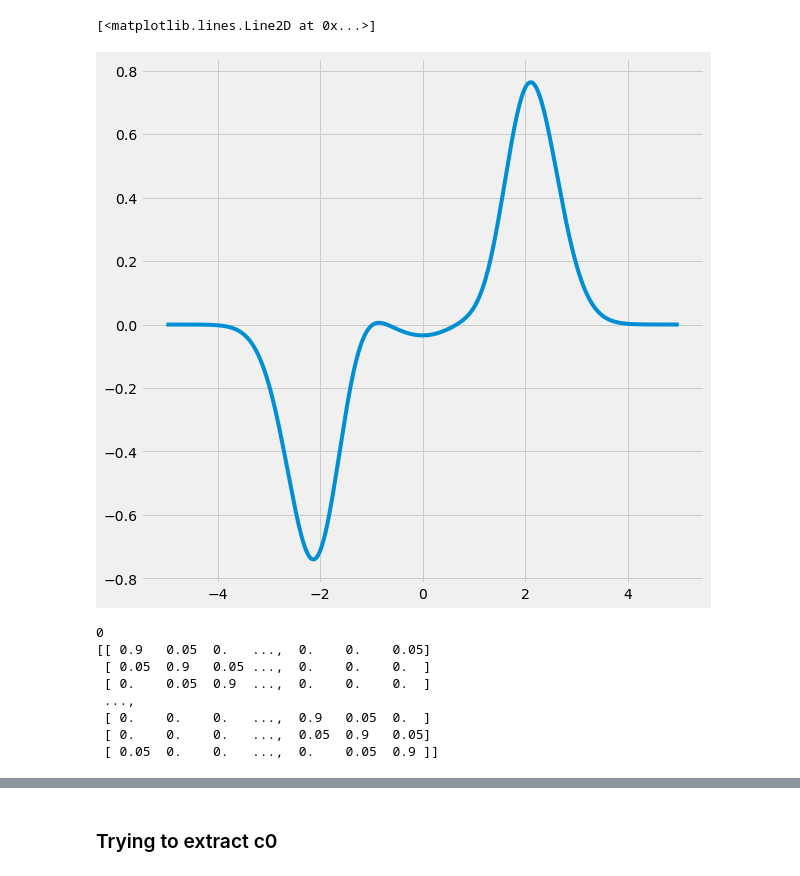
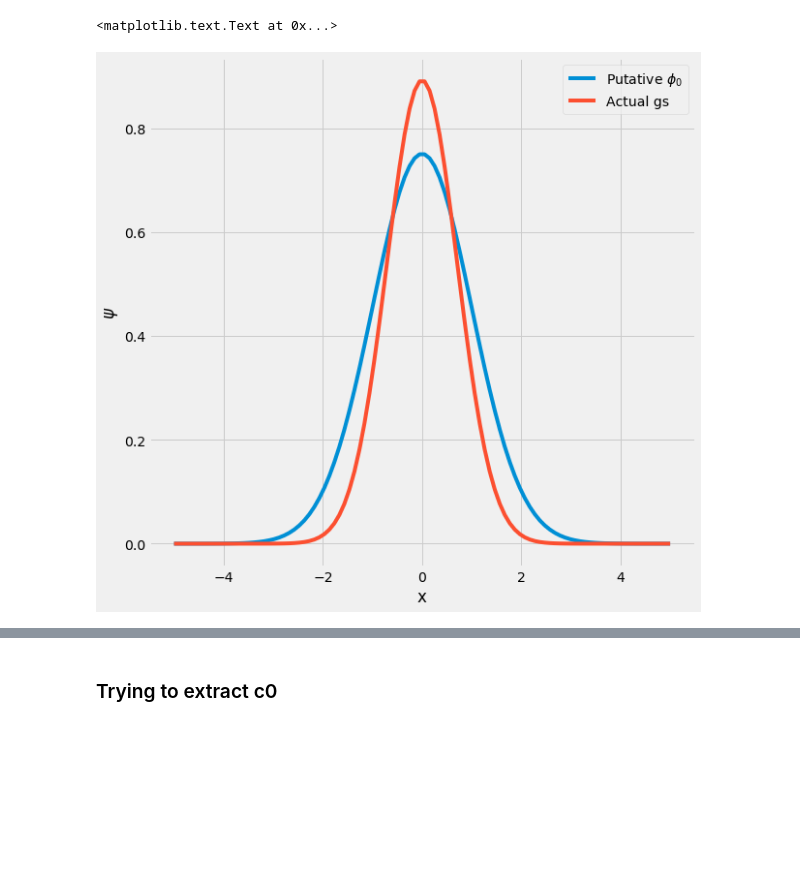
Before and after one commit to ianhi/courses, a Jupyter notebook: AC274/HW/HW_4/HW_4.ipynb, the cells around one changed output, grey strips where cells are left out. Saved outputs shown, nothing was run; the diff lists cells and outputs as text; code cells hidden in the pictures; blank space fills up the shorter version.

```diff
--- a/AC274/HW/HW_4/HW_4.ipynb
+++ b/AC274/HW/HW_4/HW_4.ipynb
@@ -160,22 +206,9 @@ plot_10_percent(gs['out'][0],gs['out'][1])
-# %%
-plt.plot(x,init[1])
-# %% [output]
-[<matplotlib.lines.Line2D at 0x...>]
-[figure, removed]
-# %%
-f = np.zeros([Nsteps, NX])
-pot = x**2
-f[0] = (1+.5*x)*np.exp(-.5*x**2)
-# f[0]=x
-# f[0] = 1
-# f[0]=np.random.rand(NX)-.5
-out = ADR_with_history(x,f,pot,dt,delta, 0,NX,Nsteps)
-# %% [output]
-0
-[[ 0.9   0.05  0.   ...,  0.    0.    0.05]
- [ 0.05  0.9   0.05 ...,  0.    0.    0.  ]
- [ 0.    0.05  0.9  ...,  0.    0.    0.  ]
- ...,
- [ 0.    0.    0.   ...,  0.9   0.05  0.  ]
- [ 0.    0.    0.   ...,  0.05  0.9   0.05]
- [ 0.05  0.    0.   ...,  0.    0.05  0.9 ]]
+# %%
+plt.plot(x,norm(gs['out'][1][-1]),label='Putative $\phi_0$')
+plt.plot(x,norm(np.exp(-x**2)),label='Actual gs')
+plt.legend()
+plt.xlabel('x')
+plt.ylabel('$\psi$')
+# %% [output]
+<matplotlib.text.Text at 0x...>
+[figure, added]
```
Also changed, not shown: parts of 37 cells of this notebook, 12 other files.
